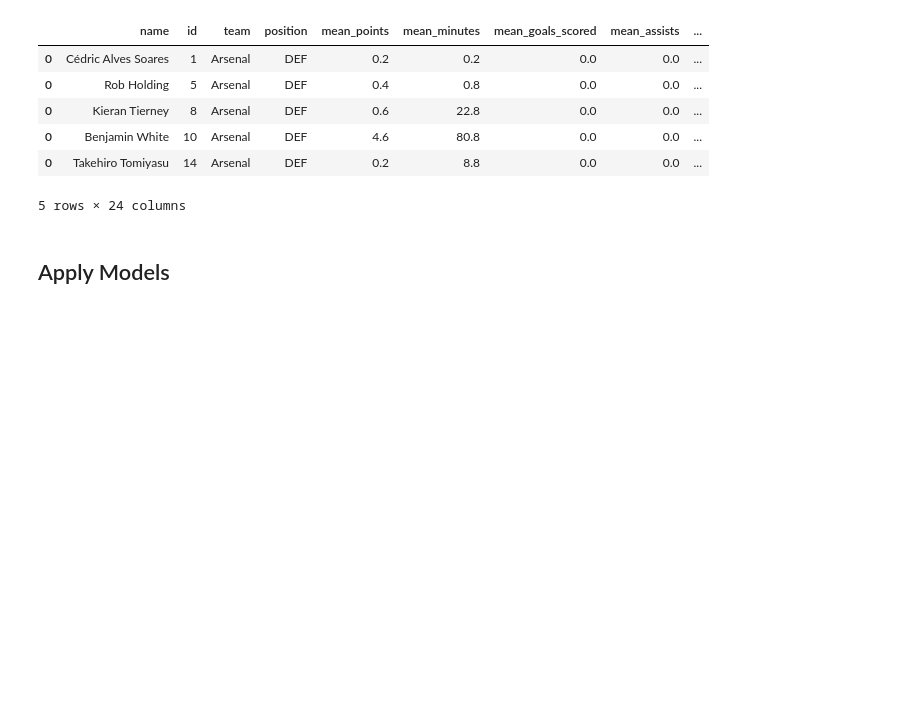
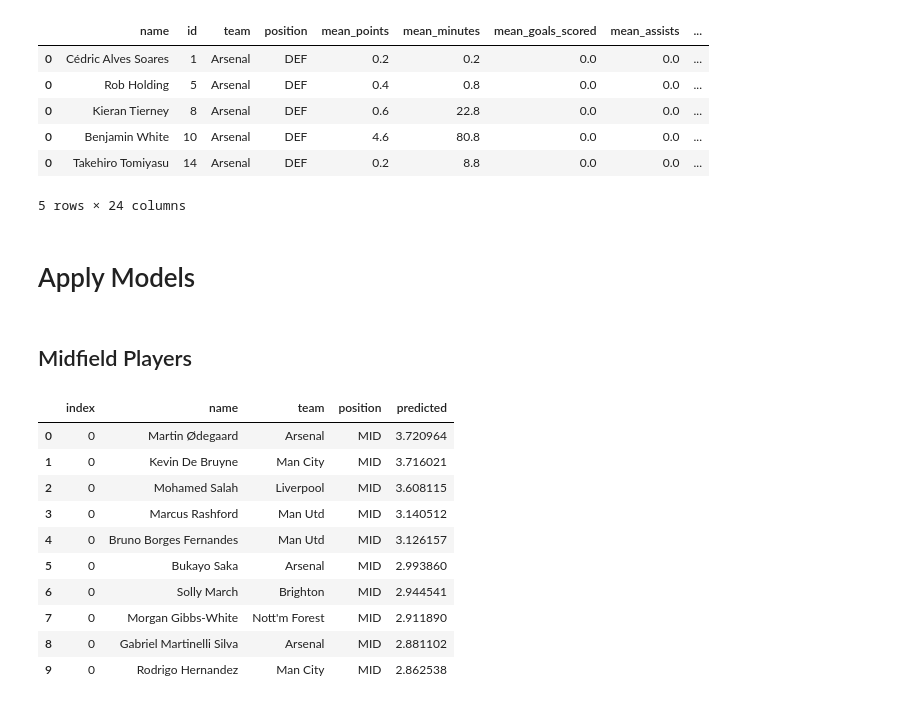
Before and after one commit to hakkd/predictFPL, a Jupyter notebook: EPL_plyr_model_application.ipynb, the cells around one changed output. Cells and saved outputs as stored; diff of their text form; code cells hidden in the pictures; blank space fills up the shorter version.

Commit message:
save model + use model to predict

```diff
--- a/EPL_plyr_model_application.ipynb
+++ b/EPL_plyr_model_application.ipynb
@@ -521,4 +522,38 @@ last_5_df.head()
 | 0 | Takehiro Tomiyasu | 14 | Arsenal | DEF | 0.2 | 8.8 | 0.0 | 0.0 | ... |
 5 rows × 24 columns
 # %% [markdown]
-## Apply Models
+# Apply Models
+# %% [markdown]
+## Midfield Players
+# %%
+# load pickled model
+with open('mid_model_20230112.pkl', 'rb') as file:
+    mid_model = pickle.load(file)
+# %%
+# apply the model
+def predict_points(player_data, test_data, model) -> None:
+    '''
+    apply predictive model to the data
+    '''
+    prediction = player_data.assign(predicted=model.predict(test_data))
+
+    return prediction[['name', 'team', 'position',
+                       'predicted']].sort_values('predicted', ascending=False).head(10).reset_index()
+# %%
+mid_data = last_5_df[last_5_df['position'] == 'MID']
+
+mid_test = mid_data[['mean_ict', 'mean_xgi']]
+
+predict_points(mid_data, mid_test, mid_model)
+# %% [output]
+|  | index | name | team | position | predicted |
+| 0 | 0 | Martin Ødegaard | Arsenal | MID | 3.720964 |
+| 1 | 0 | Kevin De Bruyne | Man City | MID | 3.716021 |
+| 2 | 0 | Mohamed Salah | Liverpool | MID | 3.608115 |
+| 3 | 0 | Marcus Rashford | Man Utd | MID | 3.140512 |
+| 4 | 0 | Bruno Borges Fernandes | Man Utd | MID | 3.126157 |
+| 5 | 0 | Bukayo Saka | Arsenal | MID | 2.993860 |
+| 6 | 0 | Solly March | Brighton | MID | 2.944541 |
+| 7 | 0 | Morgan Gibbs-White | Nott'm Forest | MID | 2.911890 |
+| 8 | 0 | Gabriel Martinelli Silva | Arsenal | MID | 2.881102 |
+| 9 | 0 | Rodrigo Hernandez | Man City | MID | 2.862538 |
```
Also changed, not shown: parts of 6 cells of this notebook, 2 other files.
